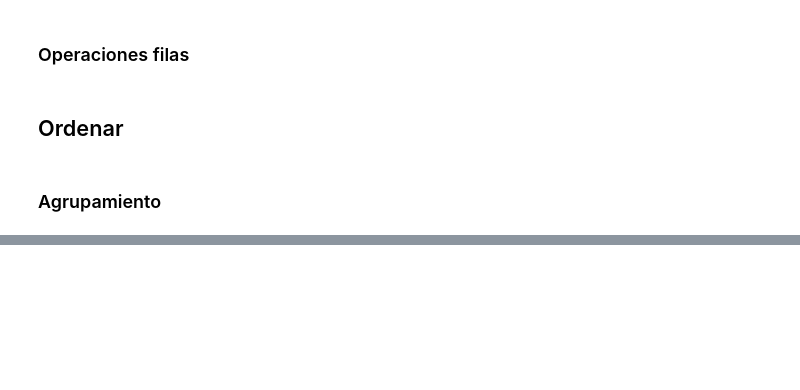
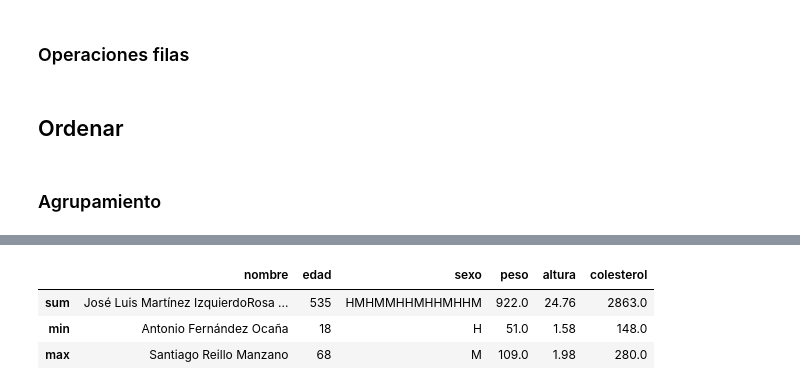
Before and after one commit to ricardoahumada/DataScienceBasics, a Jupyter notebook: pandas/03.pandas_ejemplos.ipynb, the cells around one changed output, grey strips where cells are left out. Drawn from its saved outputs; the diff is of its cells as text; code cells hidden in the pictures; blank space fills up the shorter version.

```diff
--- a/pandas/03.pandas_ejemplos.ipynb
+++ b/pandas/03.pandas_ejemplos.ipynb
@@ -330,7 +391,14 @@ print(dfcol.groupby(['sexo','peso']).first())
 # %%
 import numpy as np
-dfcol.aggregate([np.mean])
+# help(dfcol.aggregate)
+
+# dfcol.aggregate([np.mean])
 dfcol.aggregate([np.sum,'min','max'])
+# %% [output]
+|  | nombre | edad | sexo | peso | altura | colesterol |
+| sum | José Luis Martínez IzquierdoRosa ... | 535 | HMHMMHHMHHMHHM | 922.0 | 24.76 | 2863.0 |
+| min | Antonio Fernández Ocaña | 18 | H | 51.0 | 1.58 | 148.0 |
+| max | Santiago Reillo Manzano | 68 | M | 109.0 | 1.98 | 280.0 |
 # %%
 print(dfcol.groupby('sexo').first())
 
```
Also changed, not shown: parts of 16 cells of this notebook, 2 other files.
